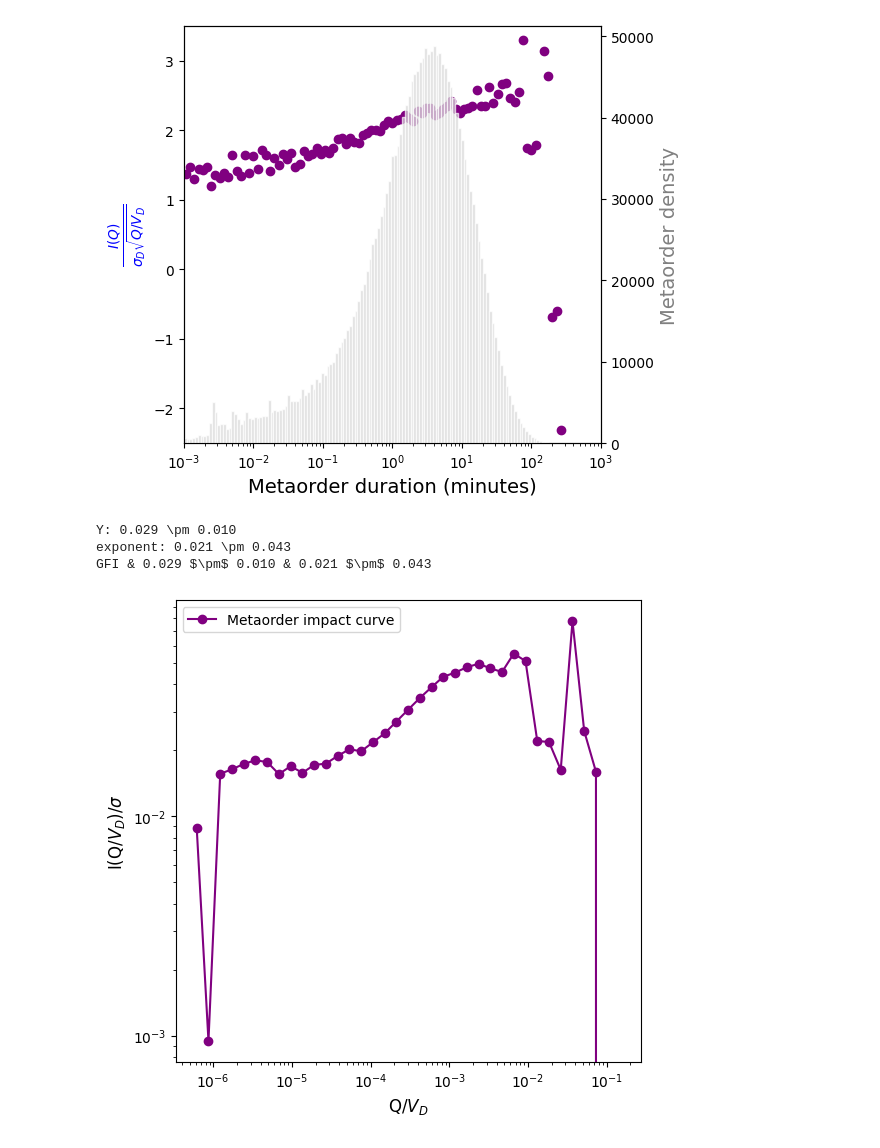
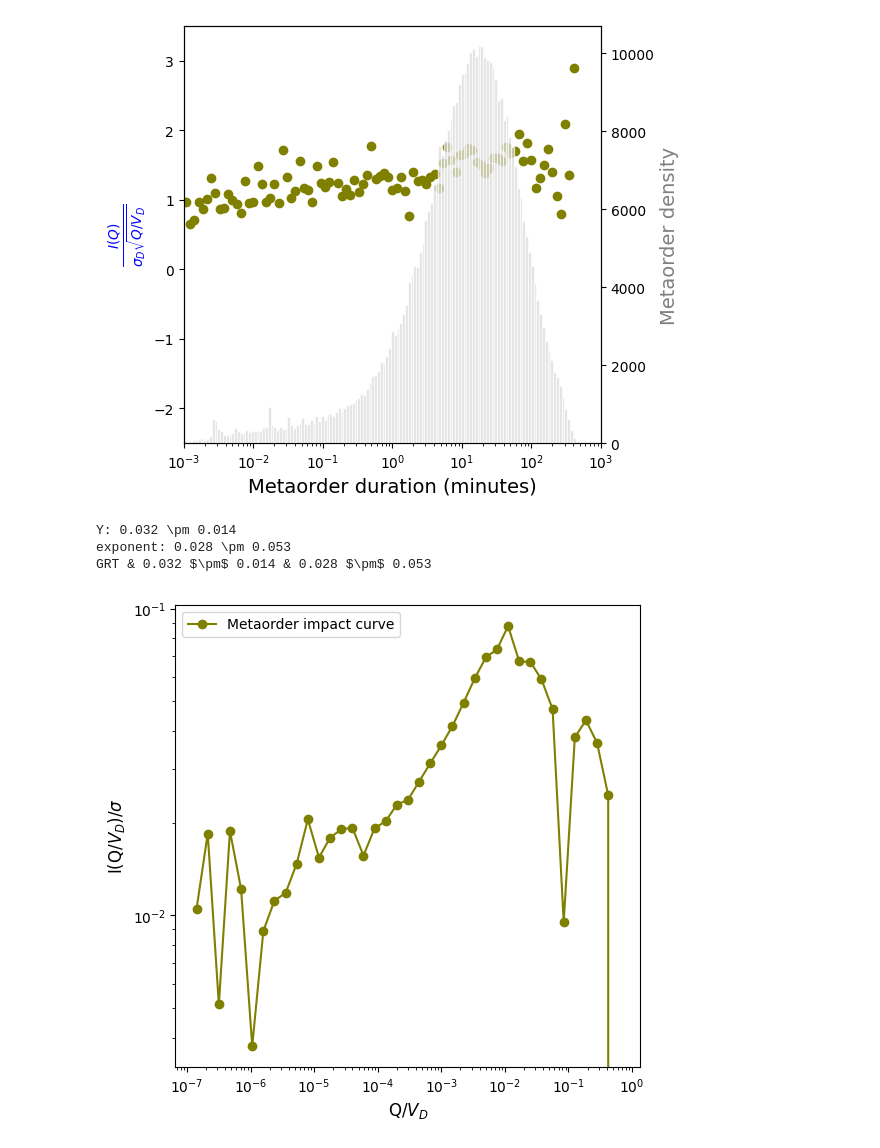
Before and after one commit to EzraGoliath/Metaorder-modelling-and-identification-Msc-thesis-, a Jupyter notebook: Plotting_notebooks/calibration_results_BMLL.ipynb, the cells around one changed output. Cells and saved outputs as stored; diff of their text form; code cells hidden in the pictures.

```diff
--- a/Plotting_notebooks/calibration_results_BMLL.ipynb
+++ b/Plotting_notebooks/calibration_results_BMLL.ipynb
@@ -242,7 +240,7 @@ for ticker, stock_data in stocks.items():
                     f'data/metaorders/{exchange}/calibrated/{trader_participation_distribution}/{config}')
 # %%
 trader_participation_distribution = 'power'
-config = 'metaorder'
+config = 'LMF'
 exchange = 'XJSE'
 files = b2.list_files(path = f'data/metaorders/{exchange}/calibrated/{trader_participation_distribution}/{config}')
 
@@ -330,5 +267,5 @@ GRT & 2025 & 500 & 44 & 4.32 & 2.00 & 1.52 & 0.49 & 0.12 & 0.73 & 0.13 & 0.58 &
 # %%
-ticker   = 'GFI'
+ticker   = 'GRT'
 exchange = 'XJSE'
 
 b2.get_file(f'data/trades/top_250/{ticker}_{exchange}.parquet')
@@ -429,13 +366,13 @@ ax2.set_ylabel('Metaorder density', fontsize = 14, color = 'gray')
 ax1.set_box_aspect(1)
 plt.tight_layout()
 
-#plt.savefig(f'{ticker}_{exchange}_{config}_calibrated_time_independence.pdf')
-#b2.put_file(f'{ticker}_{exchange}_{config}_calibrated_time_independence.pdf', f'figures_2/time_independence/{exchange}/calibrated/{config}')
-#b2.get_file(f'figures_2/time_independence/{exchange}/calibrated/{config}/{ticker}_{exchange}_{config}_calibrated_time_independence.pdf')
+plt.savefig(f'{ticker}_{exchange}_{config}_calibrated_time_independence.pdf')
+b2.put_file(f'{ticker}_{exchange}_{config}_calibrated_time_independence.pdf', f'figures_2/time_independence/{exchange}/calibrated/{config}')
+b2.get_file(f'figures_2/time_independence/{exchange}/calibrated/{config}/{ticker}_{exchange}_{config}_calibrated_time_independence.pdf')
 
 plt.show()
 # %% [output]
-[figure, old version]
+[figure, new version]
 # %%
 b2.create_folder('figures_2', ensure_exists = True)
 b2.create_folder('figures_2/impact_curves', ensure_exists = True)
@@ -495,40 +432,40 @@ dof = n - p                # degrees of freedom
 alpha = 0.05               # 95% CI
 tval  = t.ppf(1 - alpha / 2, dof)
 se    = np.sqrt(np.diag(covariance))
 interval_half_widths = tval * se[0], tval * se[1]
 
 print(f'Y: {Y_est:.3f} \\pm {se[1]:.3f}')
 print(f'exponent: {exp_est:.3f} \\pm {se[0]:.3f}')
 print(f'{ticker} & {Y_est:.3f} $\\pm$ {se[1]:.3f} & {exp_est:.3f} $\\pm$ {se[0]:.3f}')
 
 fig, ax = plt.subplots(figsize = (6, 6))
 
 ax.set_xscale('log')
 ax.set_yscale('log')
 
 #ax.plot(x_bins_centers_meta, y_bins_vals_meta, marker = 'o', color = 'blue', label = 'Metaorder impact curve')
 #ax.plot(x_bins_centers_meta, sqrt_law, linestyle = '--', color = 'red', label = r'0.5 $\times \sqrt{Q/V_{D}}$')
 ax.plot(binned['x_center'], binned['y_mean'], marker = 'o', color = col, label = 'Metaorder impact curve')
 #ax.plot(binned['x_center'], binned['sqrt_law'], linestyle = '--', color = 'red', label = r'0.5 $\times \sqrt{Q/V_{D}}$')
 
 ax.set_xlabel(r'Q/$V_{D}$', fontsize = 12)
 ax.set_ylabel(r'I(Q/$V_{D}$)/$\sigma$', fontsize = 12)
 
 ax.xaxis.set_major_formatter(LogFormatterSciNotation(labelOnlyBase = False))
 ax.yaxis.set_major_formatter(LogFormatterSciNotation(labelOnlyBase = False))
 
 plt.legend()
 
-#plt.savefig(f'{ticker}_{exchange}_{config}_calibrated_impact_curve.pdf')
-#b2.put_file(f'{ticker}_{exchange}_{config}_calibrated_impact_curve.pdf', f'figures_2/impact_curves/{exchange}/calibrated/{config}')
-#b2.get_file(f'figures_2/impact_curves/{exchange}/calibrated/{config}/{ticker}_{exchange}_{config}_calibrated_impact_curve.pdf')
+plt.savefig(f'{ticker}_{exchange}_{config}_calibrated_impact_curve.pdf')
+b2.put_file(f'{ticker}_{exchange}_{config}_calibrated_impact_curve.pdf', f'figures_2/impact_curves/{exchange}/calibrated/{config}')
+b2.get_file(f'figures_2/impact_curves/{exchange}/calibrated/{config}/{ticker}_{exchange}_{config}_calibrated_impact_curve.pdf')
 
 plt.show()
 # %% [output]
-Y: 0.029 \pm 0.010
-exponent: 0.021 \pm 0.043
-GFI & 0.029 $\pm$ 0.010 & 0.021 $\pm$ 0.043
+Y: 0.032 \pm 0.014
+exponent: 0.028 \pm 0.053
+GRT & 0.032 $\pm$ 0.014 & 0.028 $\pm$ 0.053
-[figure, old version]
+[figure, new version]
 # %%
 b2.create_folder('figures_2', ensure_exists = True)
 b2.create_folder('figures_2/concave_profile', ensure_exists = True)
```
Also changed, not shown: parts of 16 cells of this notebook.
